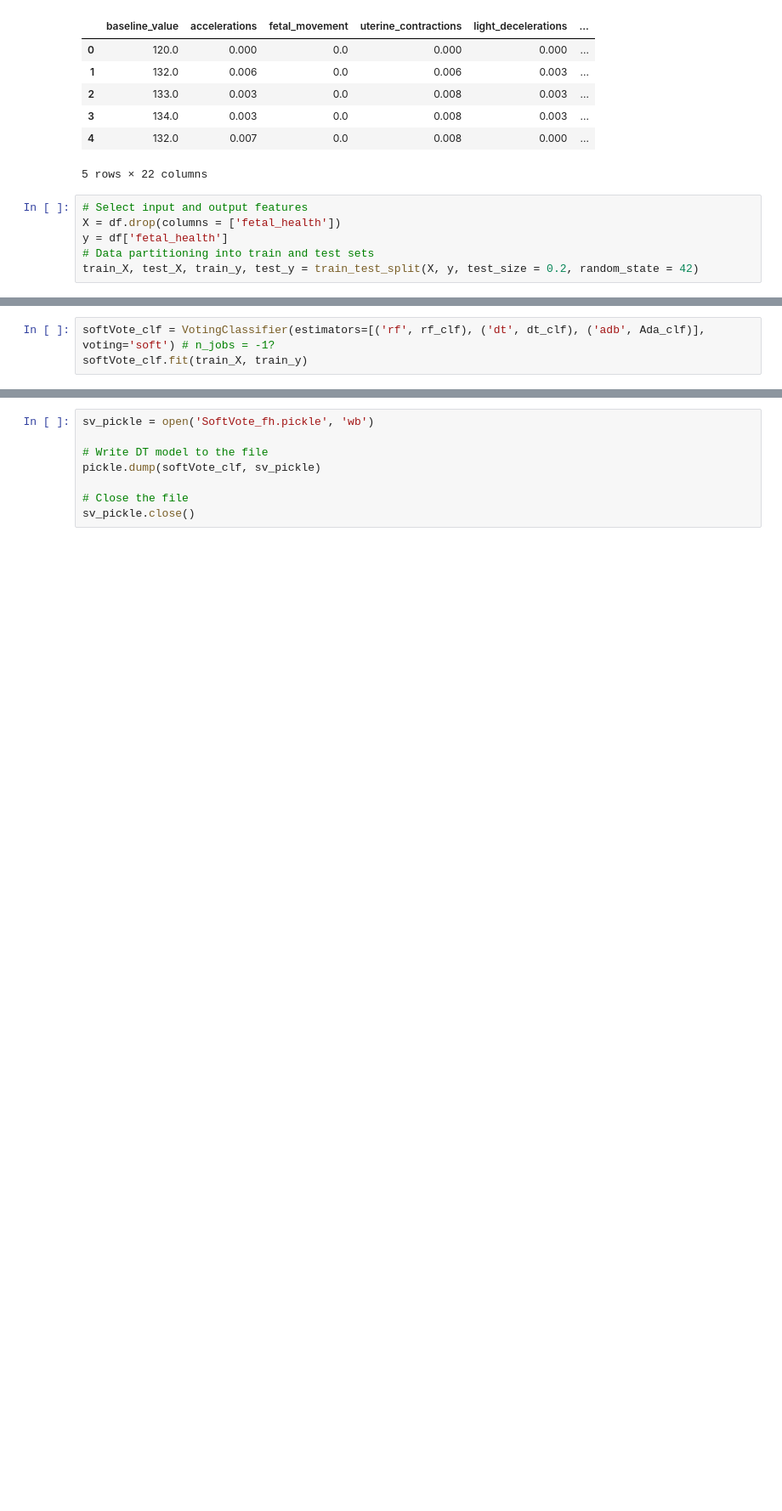
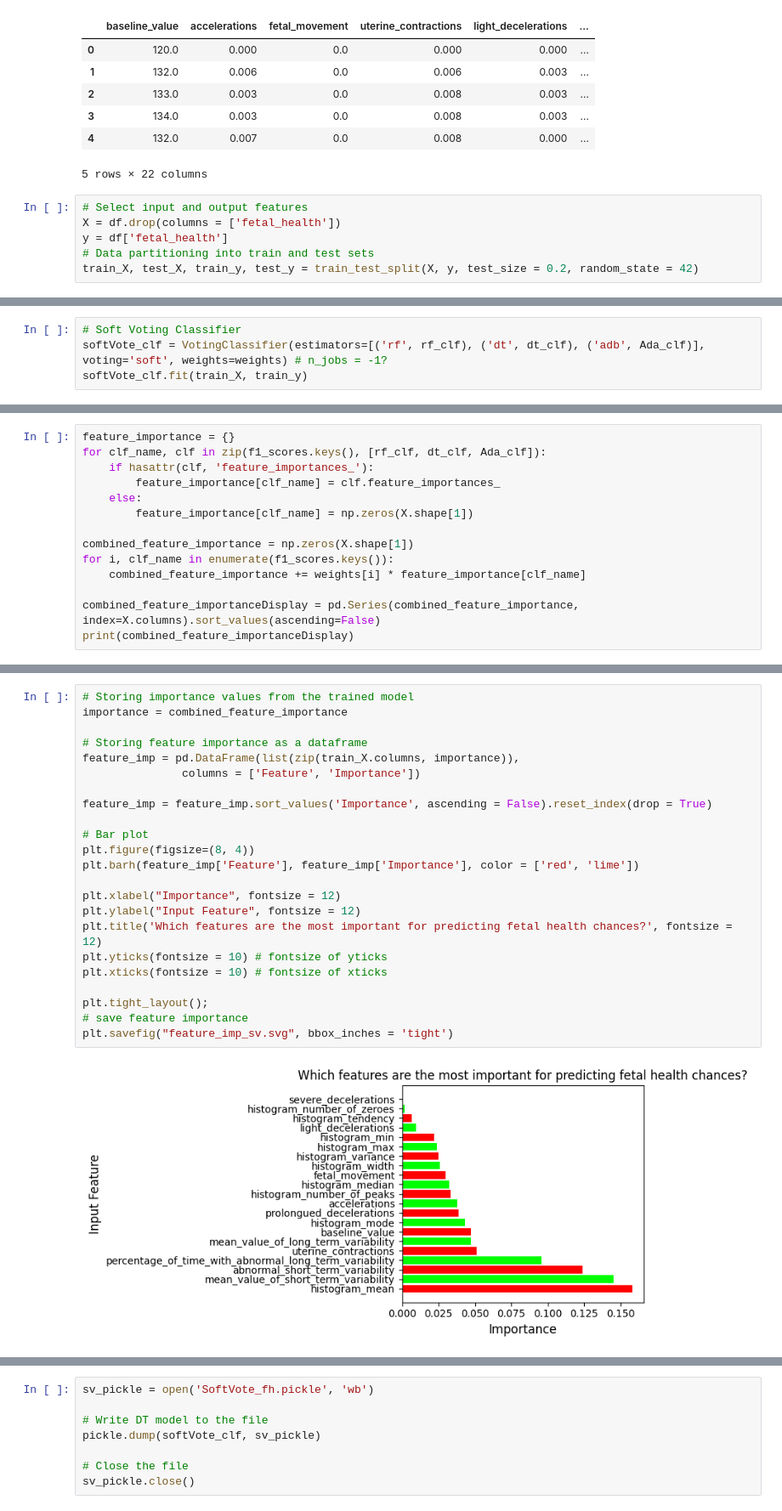
Before and after one commit to davidharris112/FHApp, a Jupyter notebook: SoftVote_notebook.ipynb, the cells around one changed output, grey strips where cells are left out. Shown at 85% size. Saved outputs shown, nothing was run; the diff lists cells and outputs as text; blank space fills up the shorter version.

Commit message:
updated everything including images & reqs

```diff
--- a/SoftVote_notebook.ipynb
+++ b/SoftVote_notebook.ipynb
@@ -38,5 +59,6 @@ Ada_clf = AdaBoostClassifier(n_estimators=100, random_state=0)
 # %%
-softVote_clf = VotingClassifier(estimators=[('rf', rf_clf), ('dt', dt_clf), ('adb', Ada_clf)], voting='soft') # n_jobs = -1?
+# Soft Voting Classifier
+softVote_clf = VotingClassifier(estimators=[('rf', rf_clf), ('dt', dt_clf), ('adb', Ada_clf)], voting='soft', weights=weights) # n_jobs = -1?
 softVote_clf.fit(train_X, train_y)
 # %% [output]
 VotingClassifier(estimators=[('rf', RandomForestClassifier(random_state=42)),
@@ -47,0 +71,14 @@ VotingClassifier(estimators=[('rf', RandomForestClassifier(random_state=42)),
+# %%
+feature_importance = {}
+for clf_name, clf in zip(f1_scores.keys(), [rf_clf, dt_clf, Ada_clf]):
+    if hasattr(clf, 'feature_importances_'):
+        feature_importance[clf_name] = clf.feature_importances_
+    else:
+        feature_importance[clf_name] = np.zeros(X.shape[1])
+
+combined_feature_importance = np.zeros(X.shape[1])
+for i, clf_name in enumerate(f1_scores.keys()):
+    combined_feature_importance += weights[i] * feature_importance[clf_name]
+
+combined_feature_importanceDisplay = pd.Series(combined_feature_importance, index=X.columns).sort_values(ascending=False)
+print(combined_feature_importanceDisplay)
@@ -48 +103,26 @@ VotingClassifier(estimators=[('rf', RandomForestClassifier(random_state=42)),
+# %%
+# Storing importance values from the trained model
+importance = combined_feature_importance
+
+# Storing feature importance as a dataframe
+feature_imp = pd.DataFrame(list(zip(train_X.columns, importance)),
+               columns = ['Feature', 'Importance'])
+
+feature_imp = feature_imp.sort_values('Importance', ascending = False).reset_index(drop = True)
+
+# Bar plot
+plt.figure(figsize=(8, 4))
+plt.barh(feature_imp['Feature'], feature_imp['Importance'], color = ['red', 'lime'])
+
+plt.xlabel("Importance", fontsize = 12)
+plt.ylabel("Input Feature", fontsize = 12)
+plt.title('Which features are the most important for predicting fetal health chances?', fontsize = 12)
+plt.yticks(fontsize = 10) # fontsize of yticks
+plt.xticks(fontsize = 10) # fontsize of xticks
+
+plt.tight_layout();
+# save feature importance
+plt.savefig("feature_imp_sv.svg", bbox_inches = 'tight')
+# %% [output]
+[figure, added]
 # %%
```
Also changed, not shown: parts of 6 cells of this notebook, 7 other files.
